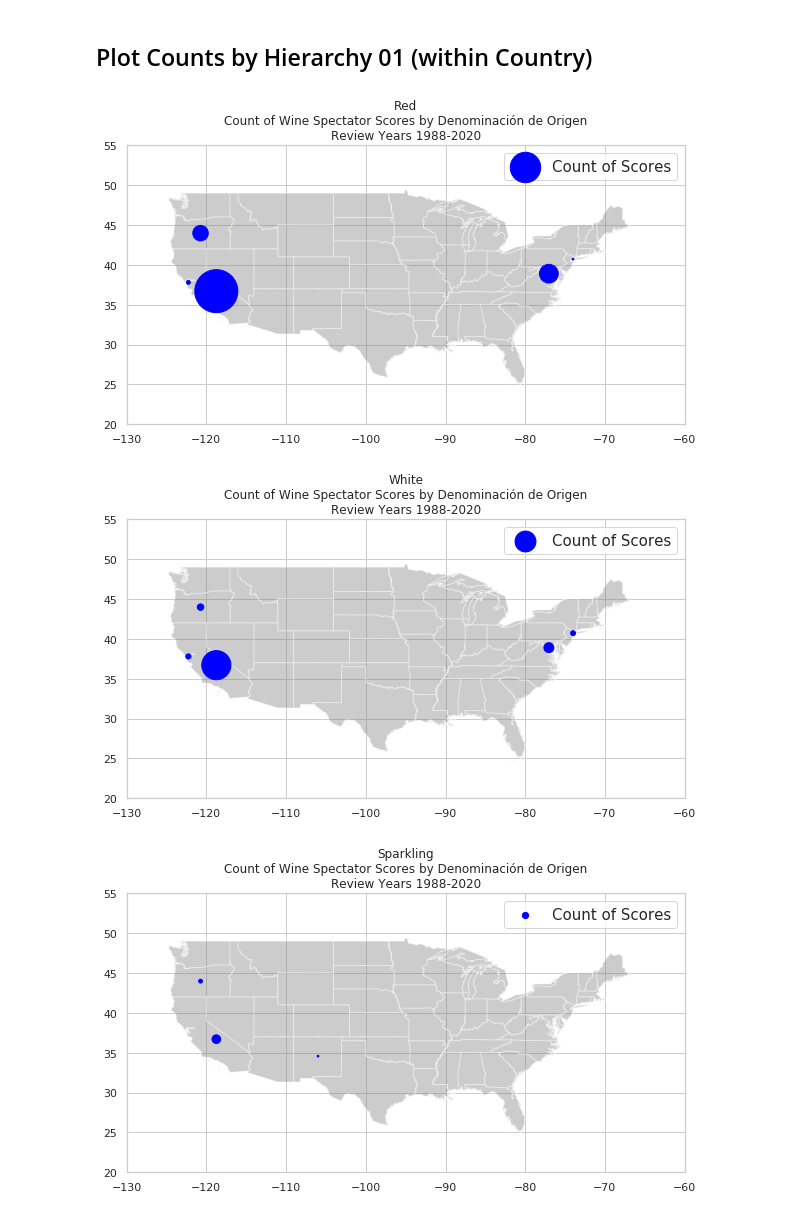
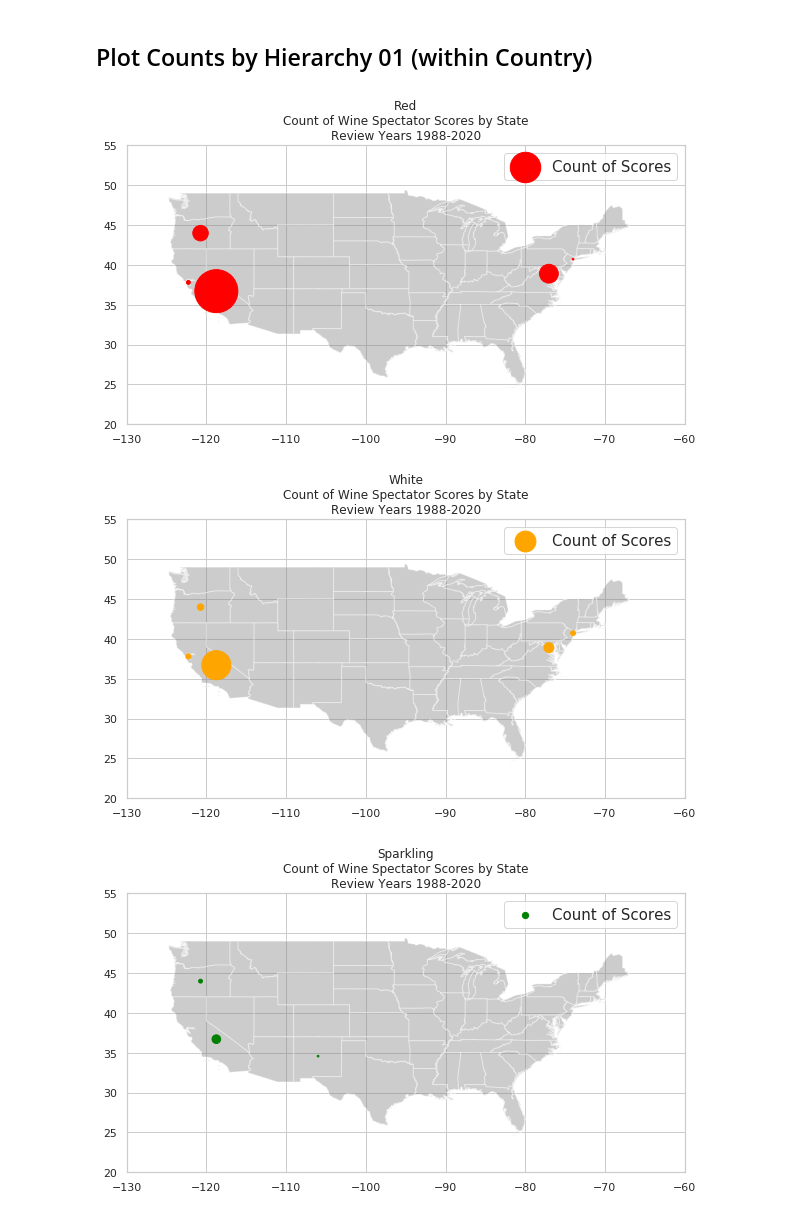
Before and after one commit to ewotawa/top_100_wines_2020, a Jupyter notebook: Top100Wine_Data_Exploration_Geo.ipynb, the cells around one changed output. Saved outputs shown, nothing was run; the diff lists cells and outputs as text; code cells hidden in the pictures.

Commit message:
save images

```diff
--- a/Top100Wine_Data_Exploration_Geo.ipynb
+++ b/Top100Wine_Data_Exploration_Geo.ipynb
@@ -271,7 +273,7 @@ usa_map = gpd.read_file('./shapefiles/USA/vw421bb8115.shp')
 france_map = gpd.read_file('./shapefiles/France/ym781wr7170.shp')
 italy_map = gpd.read_file('./shapefiles/Italy/bb489fv3314.shp')
 # %%
-def count_style_subcountry(wine_style, country, color):
+def count_style_subcountry(wine_style, country):
     df = df_Count_All_01[
         (df_Count_All_01.Wine_Style == wine_style) &
         (df_Count_All_01.Address.str.contains(country) == True)
@@ -279,12 +281,27 @@ def count_style_subcountry(wine_style, country, color):
 
     if country == 'USA':
         country_map = usa_map
+        bounds = 'State'
     elif country == 'France':
         country_map = france_map
+        bounds = 'First-Level Administrative Division'
     elif country == 'Italy':
         country_map = italy_map
+        bounds = 'First-Level Administrative Division'
     else:
         print('select USA, France, or Italy as country')
+
+    if wine_style == 'Dessert & Fortified':
+        color = 'purple'
+    elif wine_style == 'Red':
+        color = 'red'
+    elif wine_style == 'Rosé | Rosado':
+        color = 'red'
+    elif wine_style == 'Sparkling':
+        color = 'green'
+    elif wine_style == 'White':
+        color = 'orange'
+
 
     geo_count = [Point(xy) for xy in zip( df['Longitude'], df['Latitude'])]
 
@@ -303,13 +320,15 @@ def count_style_subcountry(wine_style, country, color):
 
     geo_df.plot(ax=ax, markersize = geo_df['Count'] * 3, color = color, marker = 'o', label = 'Count of Scores')
     plt.legend(prop={'size': 15})
-    plt.title(wine_style + '\nCount of Wine Spectator Scores by Denominación de Origen\nReview Years 1988-2020')
+    plt.title(wine_style + '\nCount of Wine Spectator Scores by ' + bounds +'\nReview Years 1988-2020')
+
+    fig.savefig('./images/count_scores_by_' + country + '_' + wine_style + '.png')
 # %%
 styles = df_Wine_01.Wine_Style.unique()
 
 for style in styles:
-    count_style_subcountry(style, 'USA', 'blue')
+    count_style_subcountry(style, 'USA')
 # %% [output]
-[figure, old version]
+[figure, new version]
-[figure, old version]
+[figure, new version]
-[figure, old version]
+[figure, new version]
```
Also changed, not shown: parts of 15 cells of this notebook, 3 other files.
